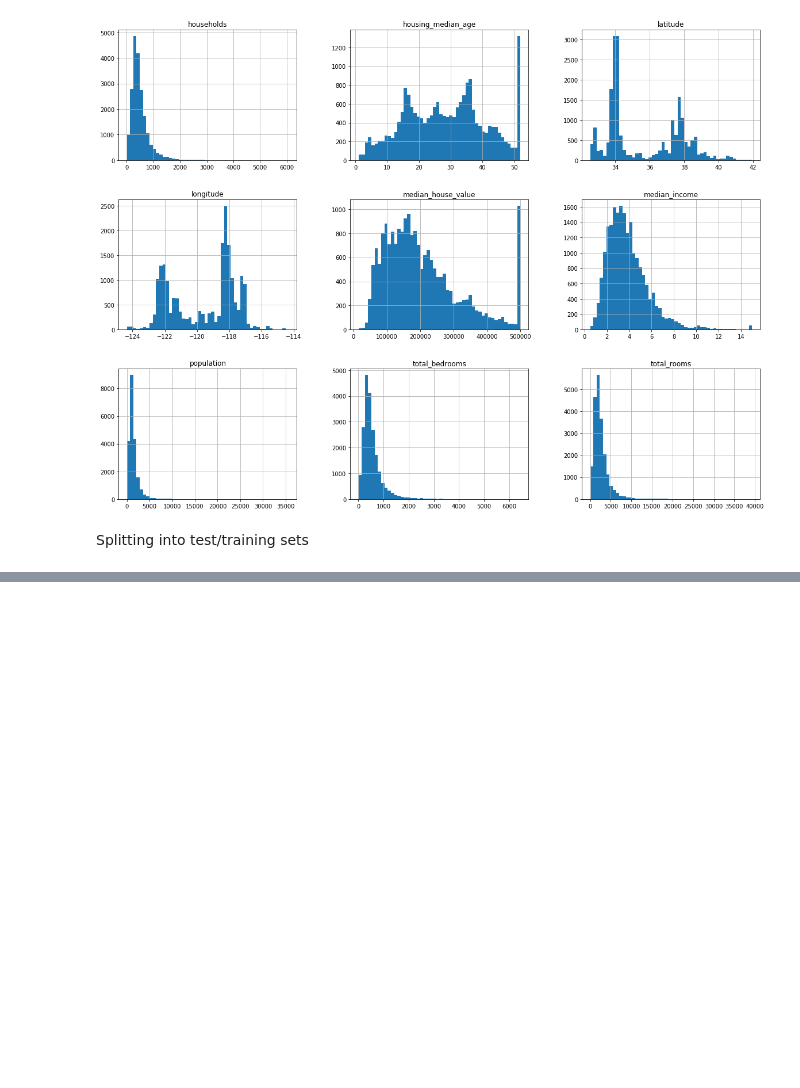
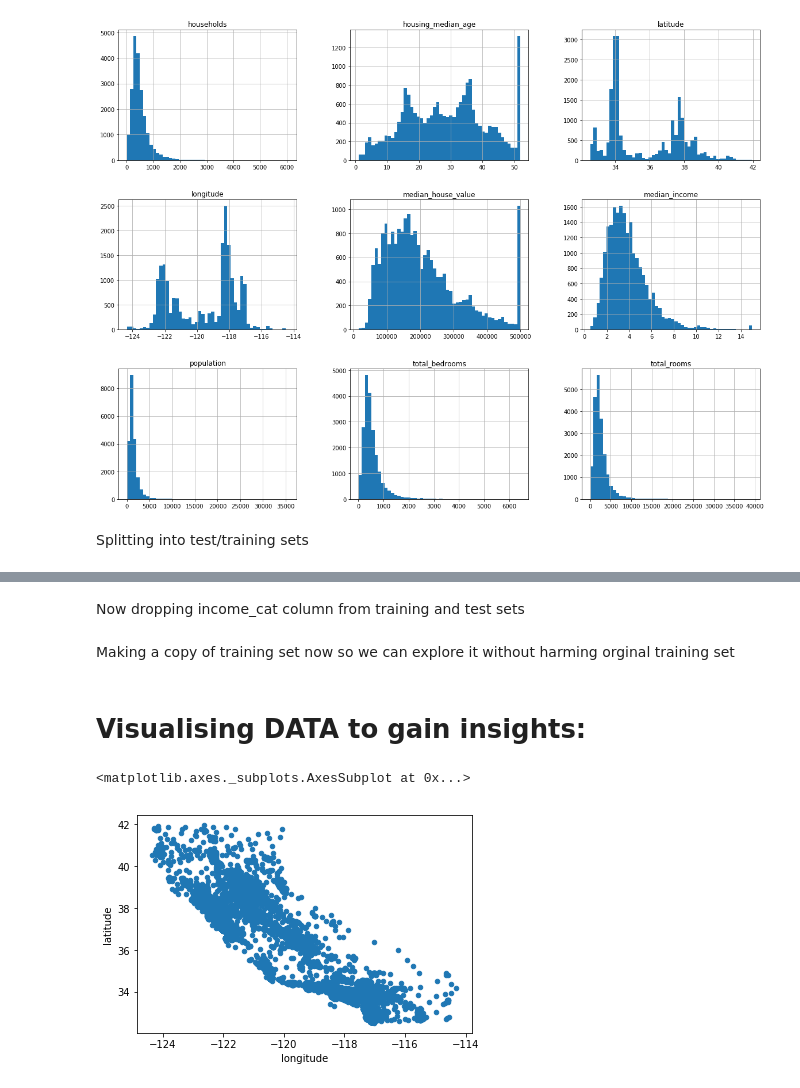
Before and after one commit to Shrinikesh/hands-on-ml, a Jupyter notebook: Housing.ipynb, the cells around one changed output, grey strips where cells are left out. Drawn from its saved outputs; the diff is of its cells as text; code cells hidden in the pictures; blank space fills up the shorter version.

```diff
--- a/Housing.ipynb
+++ b/Housing.ipynb
@@ -90,0 +98,7 @@ train_set, test_set = train_test_split(housing, test_size = 0.2, random_state=42
+# %%
+from sklearn.model_selection import StratifiedShuffleSplit
+
+split = StratifiedShuffleSplit(n_splits=1, test_size=0.2, random_state=42)
+for train_index, test_index in split.split(housing, housing['income_cat']):
+    strat_train_set = housing.loc[train_index]
+    strat_test_set = housing.loc[test_index]
@@ -90,0 +125,2 @@ train_set, test_set = train_test_split(housing, test_size = 0.2, random_state=42
+# %% [markdown]
+Now dropping income_cat column from training and test sets
@@ -90,0 +130,11 @@ train_set, test_set = train_test_split(housing, test_size = 0.2, random_state=42
+# %% [markdown]
+Making a copy of training set now so we can explore it without harming orginal training set
+# %%
+housing = strat_train_set.copy()
+# %% [markdown]
+<h1>Visualising DATA to gain insights:</h1>
+# %%
+housing.plot(kind='scatter', x = 'longitude', y='latitude')
+# %% [output]
+<matplotlib.axes._subplots.AxesSubplot at 0x...>
+[figure, added]
```
Also changed, not shown: parts of 48 cells of this notebook, 1 other file.
